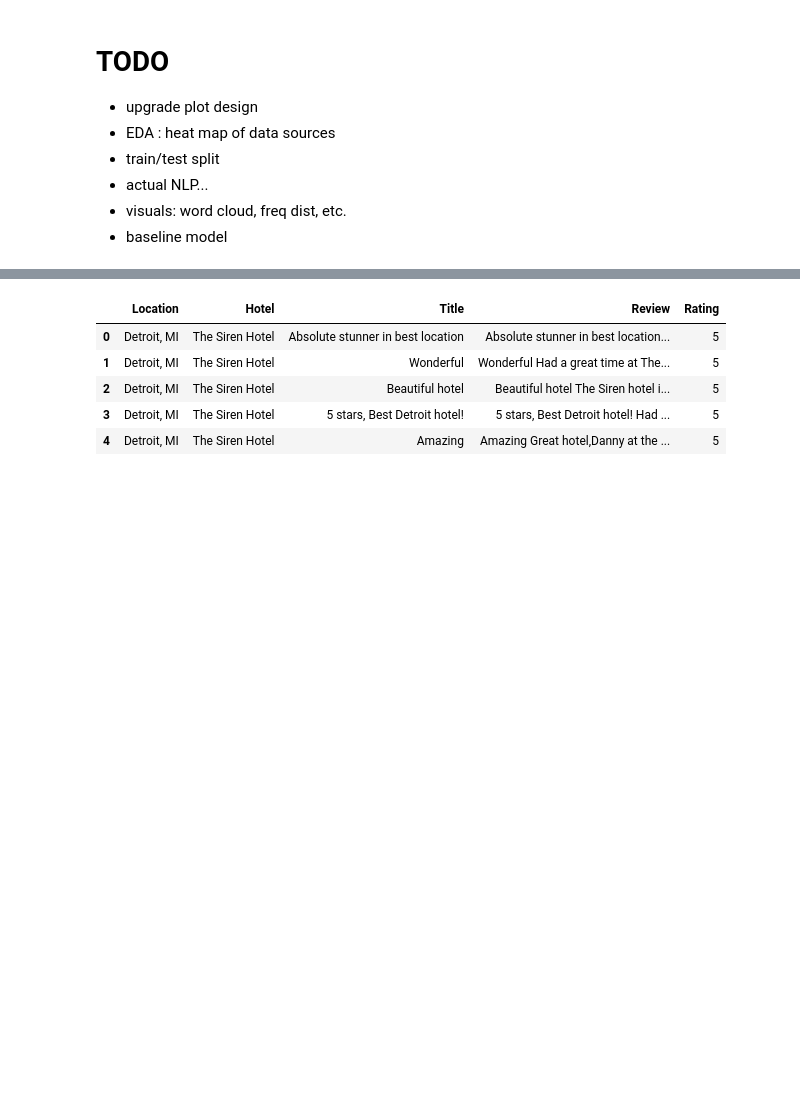
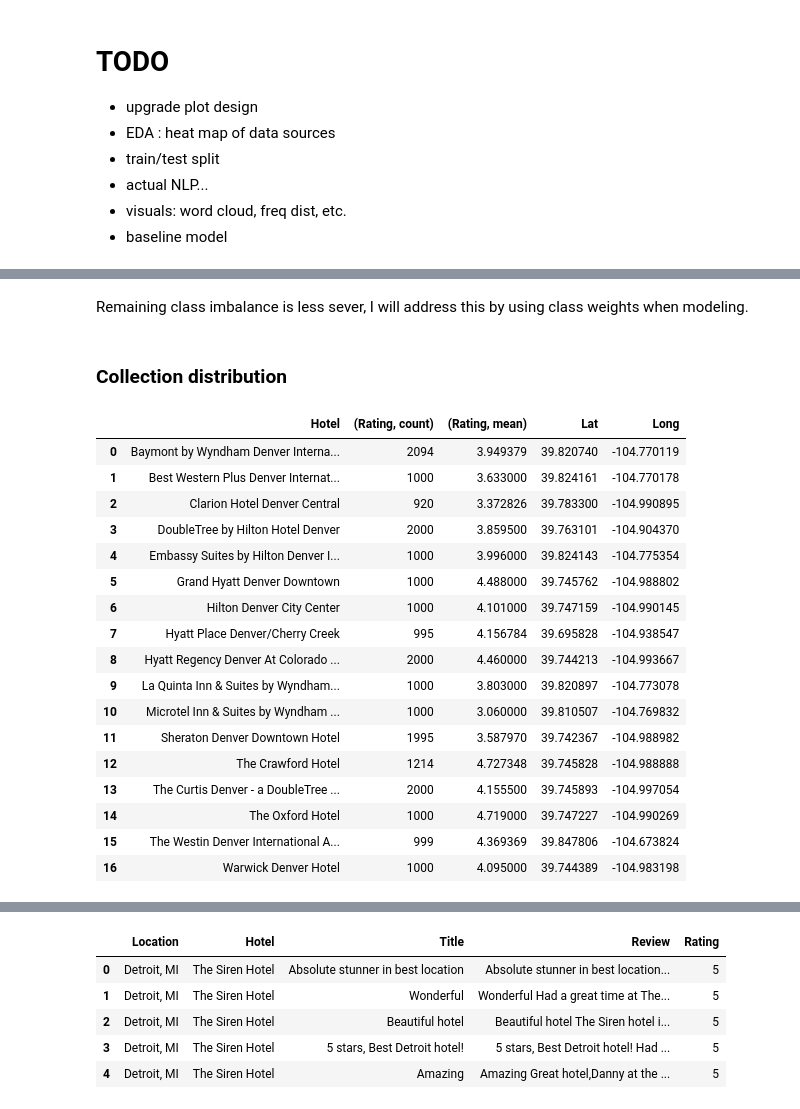
Before and after one commit to anna-dang/mod05-capstone-NLP, a Jupyter notebook: NLP_processing.ipynb, the cells around one changed output, grey strips where cells are left out. Saved outputs shown, nothing was run; the diff lists cells and outputs as text; code cells hidden in the pictures; blank space fills up the shorter version.

```diff
--- a/NLP_processing.ipynb
+++ b/NLP_processing.ipynb
@@ -88,0 +104,31 @@ df_raw.groupby('Hotel')[['Review']].count()
+# %% [markdown]
+Remaining class imbalance is less sever, I will address this by using class weights when modeling.
+# %% [markdown]
+### Collection distribution
+# %%
+# Examine collection distribution by location
+avg_df = df_raw.groupby(by = 'Hotel')[['Rating']].agg(['count', 'mean'])
+
+coords = pd.read_csv("./data/coordinates.csv", names = ['Hotel', 'Lat', 'Long'])
+
+map_df = pd.merge(avg_df, coords, on = 'Hotel')
+map_df
+# %% [output]
+|  | Hotel | (Rating, count) | (Rating, mean) | Lat | Long |
+| 0 | Baymont by Wyndham Denver Interna... | 2094 | 3.949379 | 39.820740 | -104.770119 |
+| 1 | Best Western Plus Denver Internat... | 1000 | 3.633000 | 39.824161 | -104.770178 |
+| 2 | Clarion Hotel Denver Central | 920 | 3.372826 | 39.783300 | -104.990895 |
+| 3 | DoubleTree by Hilton Hotel Denver | 2000 | 3.859500 | 39.763101 | -104.904370 |
+| 4 | Embassy Suites by Hilton Denver I... | 1000 | 3.996000 | 39.824143 | -104.775354 |
+| 5 | Grand Hyatt Denver Downtown | 1000 | 4.488000 | 39.745762 | -104.988802 |
+| 6 | Hilton Denver City Center | 1000 | 4.101000 | 39.747159 | -104.990145 |
+| 7 | Hyatt Place Denver/Cherry Creek | 995 | 4.156784 | 39.695828 | -104.938547 |
+| 8 | Hyatt Regency Denver At Colorado ... | 2000 | 4.460000 | 39.744213 | -104.993667 |
+| 9 | La Quinta Inn & Suites by Wyndham... | 1000 | 3.803000 | 39.820897 | -104.773078 |
+| 10 | Microtel Inn & Suites by Wyndham ... | 1000 | 3.060000 | 39.810507 | -104.769832 |
+| 11 | Sheraton Denver Downtown Hotel | 1995 | 3.587970 | 39.742367 | -104.988982 |
+| 12 | The Crawford Hotel | 1214 | 4.727348 | 39.745828 | -104.988888 |
+| 13 | The Curtis Denver - a DoubleTree ... | 2000 | 4.155500 | 39.745893 | -104.997054 |
+| 14 | The Oxford Hotel | 1000 | 4.719000 | 39.747227 | -104.990269 |
+| 15 | The Westin Denver International A... | 999 | 4.369369 | 39.847806 | -104.673824 |
+| 16 | Warwick Denver Hotel | 1000 | 4.095000 | 39.744389 | -104.983198 |
```
Also changed, not shown: parts of 34 cells of this notebook, 17 other files.
